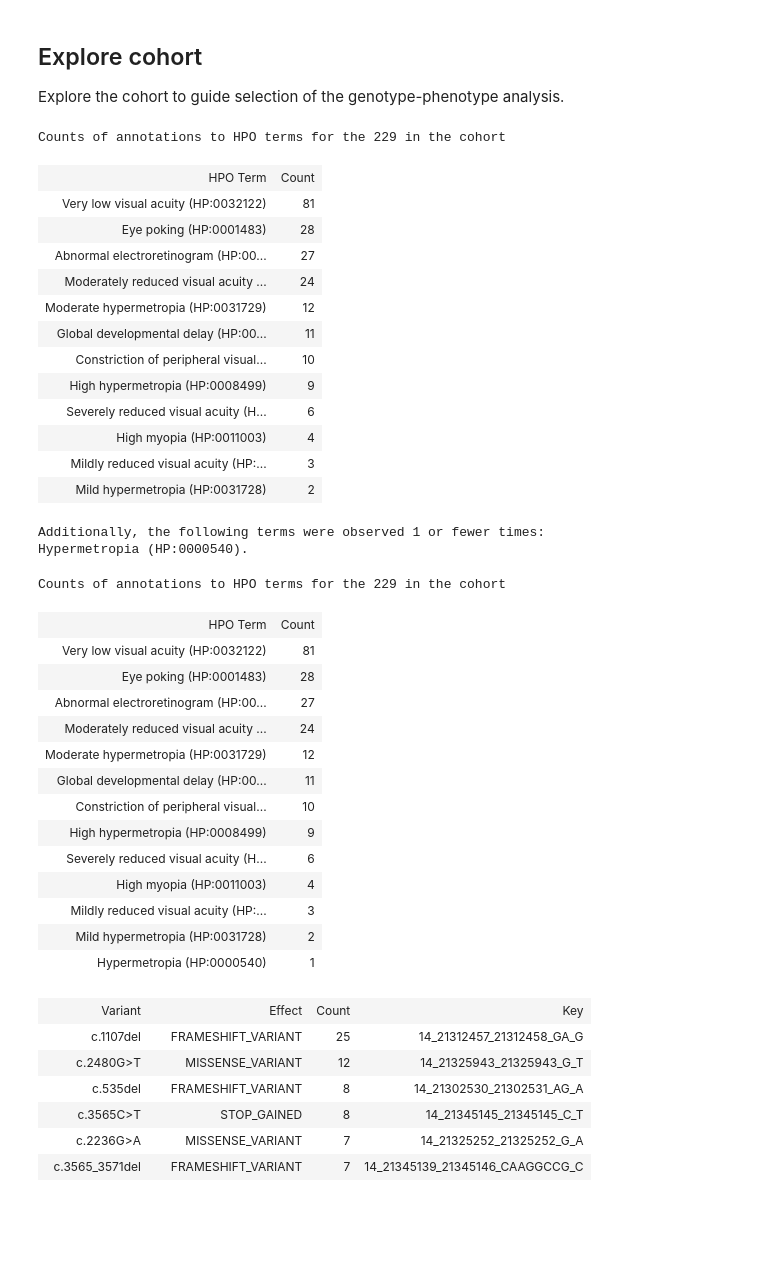
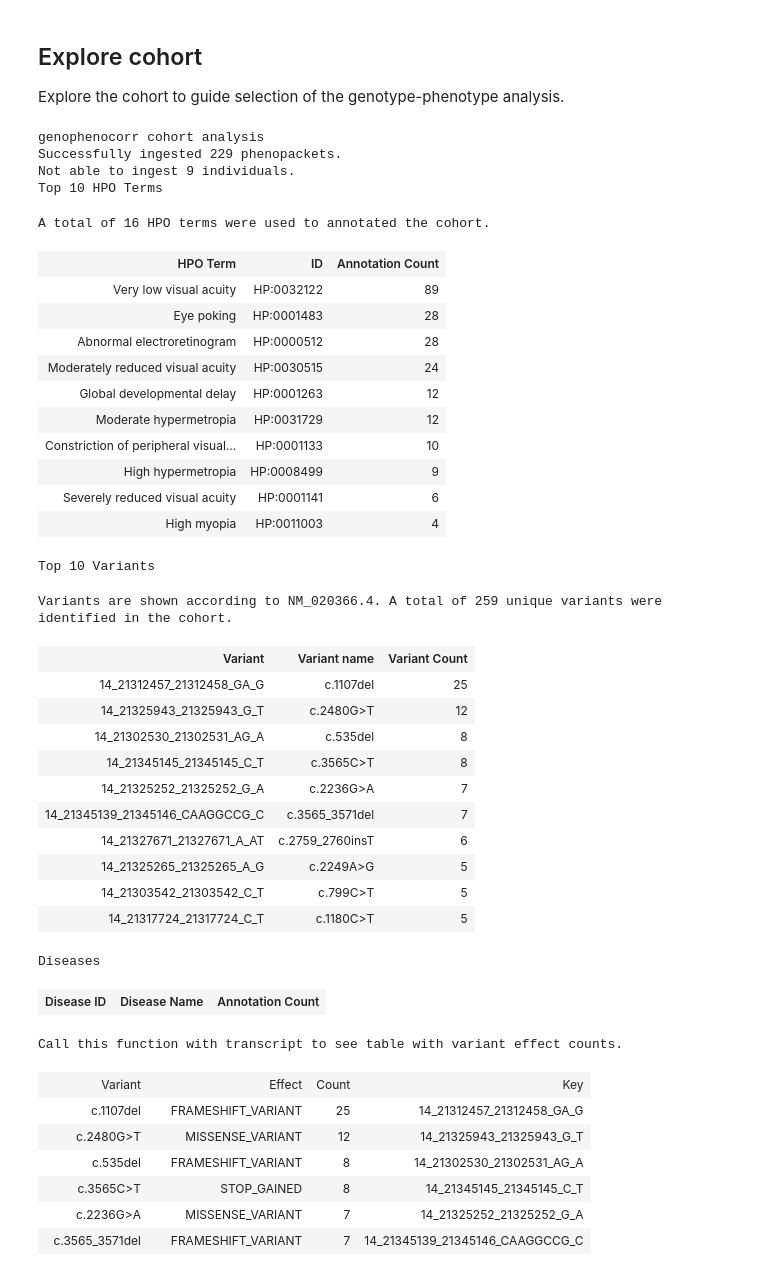
Before and after one commit to monarch-initiative/gpsea, a Jupyter notebook: notebooks/RPGRIP1/RPGRIP1.ipynb, the cells around one changed output. Cells and saved outputs as stored; diff of their text form; code cells hidden in the pictures; blank space fills up the shorter version.

```diff
--- a/notebooks/RPGRIP1/RPGRIP1.ipynb
+++ b/notebooks/RPGRIP1/RPGRIP1.ipynb
@@ -18,8 +18,9 @@ We use HPO `v2023-10-09` release for this analysis.
 # %%
 import hpotk
 
-hpo_purl = 'https://github.com/obophenotype/human-phenotype-ontology/releases/download/v2023-10-09/hp.json'
-hpo = hpotk.load_minimal_ontology(hpo_purl)
+store = hpotk.configure_ontology_store()
+
+hpo = store.load_minimal_hpo(release='v2023-10-09')
 print(f'Loaded HPO v{hpo.version}')
 # %% [output]
 Loaded HPO v2023-10-09
@@ -30,7 +31,7 @@ We will load phenopacket JSON files located in `phenopackets` folder that is nex
 # %%
 from genophenocorr.preprocessing import configure_caching_cohort_creator, load_phenopacket_folder
 
-fpath_phenopackets = '../../../phenopacket-store/notebooks/RPGRIP1/phenopackets'
+fpath_phenopackets = 'phenopackets'
 cohort_creator = configure_caching_cohort_creator(hpo)
 cohort = load_phenopacket_folder(fpath_phenopackets, cohort_creator)
 # %% [output]
@@ -63,46 +64,44 @@ tx_id = 'NM_020366.4'
 Explore the cohort to guide selection of the genotype-phenotype analysis.
 # %%
 from IPython.display import HTML, display
-from genophenocorr.view import CohortViewer
+from genophenocorr.view import CohortViewable
 
-viewer = CohortViewer(hpo)
+viewer = CohortViewable(hpo)
-# %%
-display(HTML(viewer.hpo_term_counts_table(cohort=cohort, min_count=2)))
-# %% [output]
-Counts of annotations to HPO terms for the 229 in the cohort
-| HPO Term | Count |
-| Very low visual acuity (HP:0032122) | 81 |
-| Eye poking (HP:0001483) | 28 |
-| Abnormal electroretinogram (HP:00... | 27 |
-| Moderately reduced visual acuity ... | 24 |
-| Moderate hypermetropia (HP:0031729) | 12 |
-| Global developmental delay (HP:00... | 11 |
-| Constriction of peripheral visual... | 10 |
-| High hypermetropia (HP:0008499) | 9 |
-| Severely reduced visual acuity (H... | 6 |
-| High myopia (HP:0011003) | 4 |
-| Mildly reduced visual acuity (HP:... | 3 |
-| Mild hypermetropia (HP:0031728) | 2 |
-Additionally, the following terms were observed 1 or fewer times:
-Hypermetropia (HP:0000540).
 # %%
-display(HTML(viewer.hpo_term_counts_table(cohort)))
+display(HTML(viewer.process(cohort=cohort, transcript_id=tx_id)))
 # %% [output]
-Counts of annotations to HPO terms for the 229 in the cohort
+genophenocorr cohort analysis
+Successfully ingested 229 phenopackets.
+Not able to ingest 9 individuals.
+Top 10 HPO Terms
+A total of 16 HPO terms were used to annotated the cohort.
-| HPO Term | Count |
-| Very low visual acuity (HP:0032122) | 81 |
-| Eye poking (HP:0001483) | 28 |
-| Abnormal electroretinogram (HP:00... | 27 |
-| Moderately reduced visual acuity ... | 24 |
-| Moderate hypermetropia (HP:0031729) | 12 |
-| Global developmental delay (HP:00... | 11 |
-| Constriction of peripheral visual... | 10 |
-| High hypermetropia (HP:0008499) | 9 |
-| Severely reduced visual acuity (H... | 6 |
-| High myopia (HP:0011003) | 4 |
-| Mildly reduced visual acuity (HP:... | 3 |
-| Mild hypermetropia (HP:0031728) | 2 |
-| Hypermetropia (HP:0000540) | 1 |
+| HPO Term | ID | Annotation Count |
+| Very low visual acuity | HP:0032122 | 89 |
+| Eye poking | HP:0001483 | 28 |
+| Abnormal electroretinogram | HP:0000512 | 28 |
+| Moderately reduced visual acuity | HP:0030515 | 24 |
+| Global developmental delay | HP:0001263 | 12 |
+| Moderate hypermetropia | HP:0031729 | 12 |
+| Constriction of peripheral visual... | HP:0001133 | 10 |
+| High hypermetropia | HP:0008499 | 9 |
+| Severely reduced visual acuity | HP:0001141 | 6 |
+| High myopia | HP:0011003 | 4 |
+Top 10 Variants
+Variants are shown according to NM_020366.4. A total of 259 unique variants were identified in the cohort.
+| Variant | Variant name | Variant Count |
+| 14_21312457_21312458_GA_G | c.1107del | 25 |
+| 14_21325943_21325943_G_T | c.2480G>T | 12 |
+| 14_21302530_21302531_AG_A | c.535del | 8 |
+| 14_21345145_21345145_C_T | c.3565C>T | 8 |
+| 14_21325252_21325252_G_A | c.2236G>A | 7 |
+| 14_21345139_21345146_CAAGGCCG_C | c.3565_3571del | 7 |
+| 14_21327671_21327671_A_AT | c.2759_2760insT | 6 |
+| 14_21325265_21325265_A_G | c.2249A>G | 5 |
+| 14_21303542_21303542_C_T | c.799C>T | 5 |
+| 14_21317724_21317724_C_T | c.1180C>T | 5 |
+Diseases
+| Disease ID | Disease Name | Annotation Count |
+Call this function with transcript to see table with variant effect counts.
 # %%
 display(HTML(viewer.variants_table(cohort, tx_id)))
 # %% [output]
```
Also changed, not shown: parts of 5 cells of this notebook, 5 other files.
